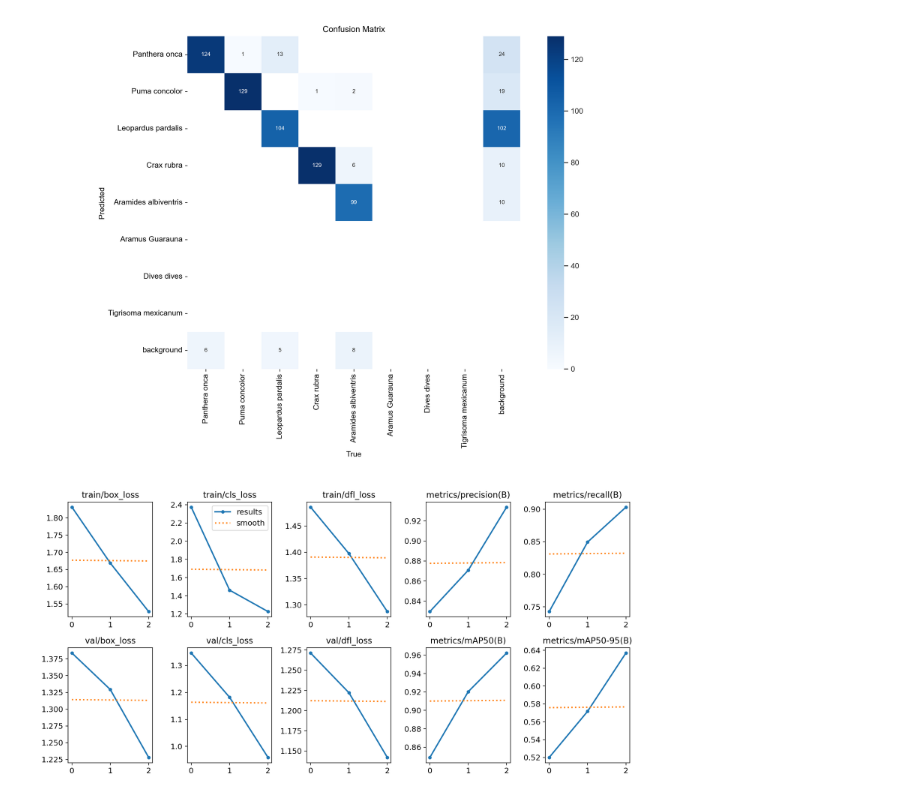
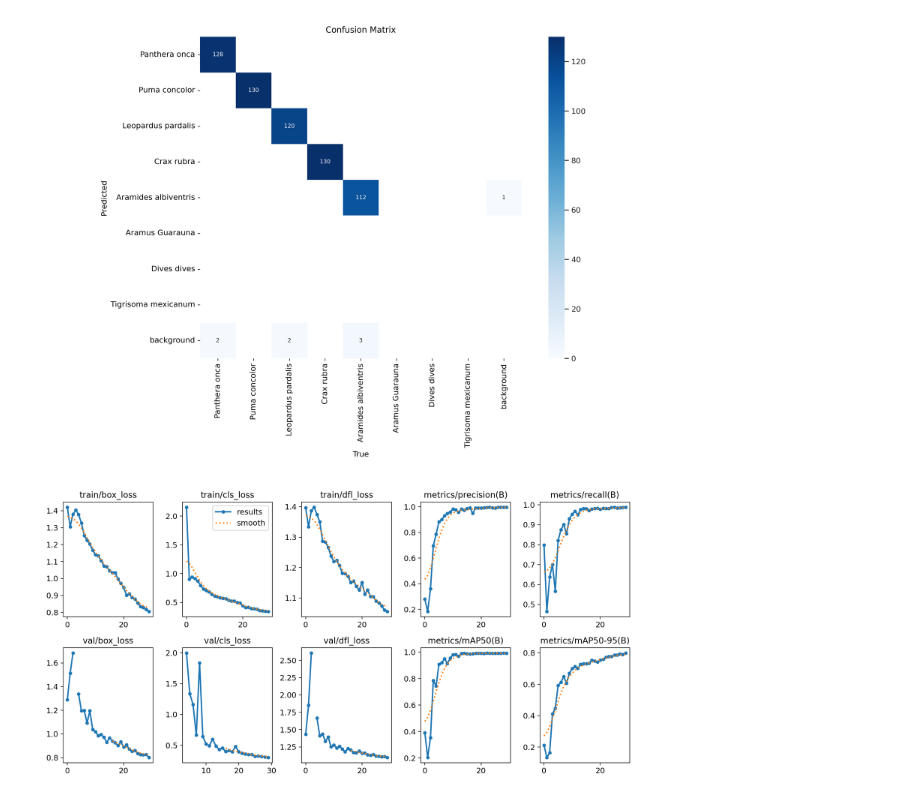
Before and after one commit to X34354/Species, a Jupyter notebook: src/train.ipynb, the cells around one changed output. Drawn from its saved outputs; the diff is of its cells as text; code cells hidden in the pictures.

```diff
--- a/src/train.ipynb
+++ b/src/train.ipynb
@@ -69,9 +57,9 @@ CalledProcessError: Command '['c:\\Users\\fraja\\anaconda3\\envs\\yolo_species\\
 # %%
-Image(filename='G:runs/detect/train11/confusion_matrix.png', width=600)
+Image(filename='/content/runs/detect/train4/confusion_matrix.png', width=600)
 # %% [output]
-[figure, old version]
+[figure, new version]
 # %%
 
-Image(filename='G:runs/detect/train11/results.png', width=600)
+Image(filename='/content/runs/detect/train4/results.png', width=600)
 # %% [output]
-[figure, old version]
+[figure, new version]
```
Also changed, not shown: parts of 10 cells of this notebook.
